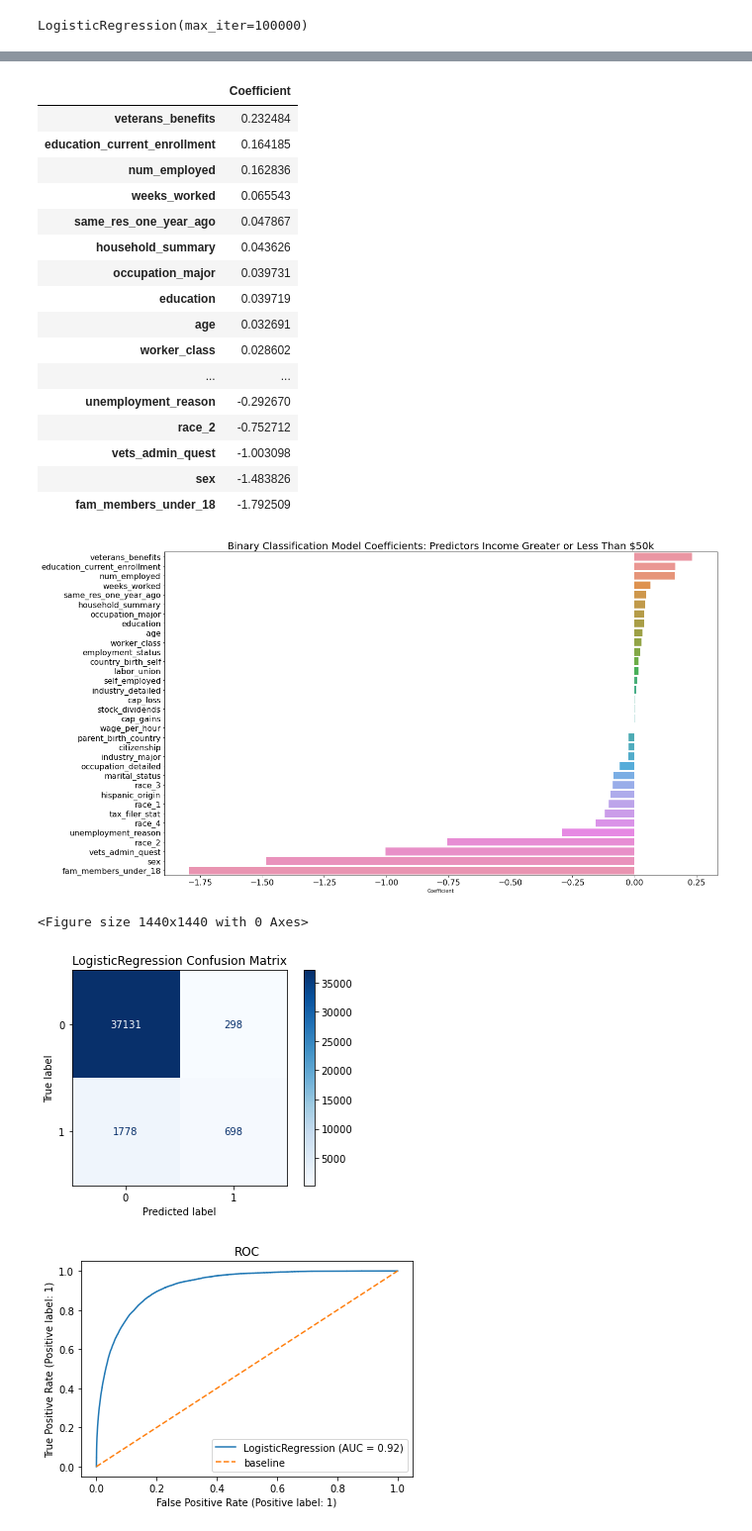
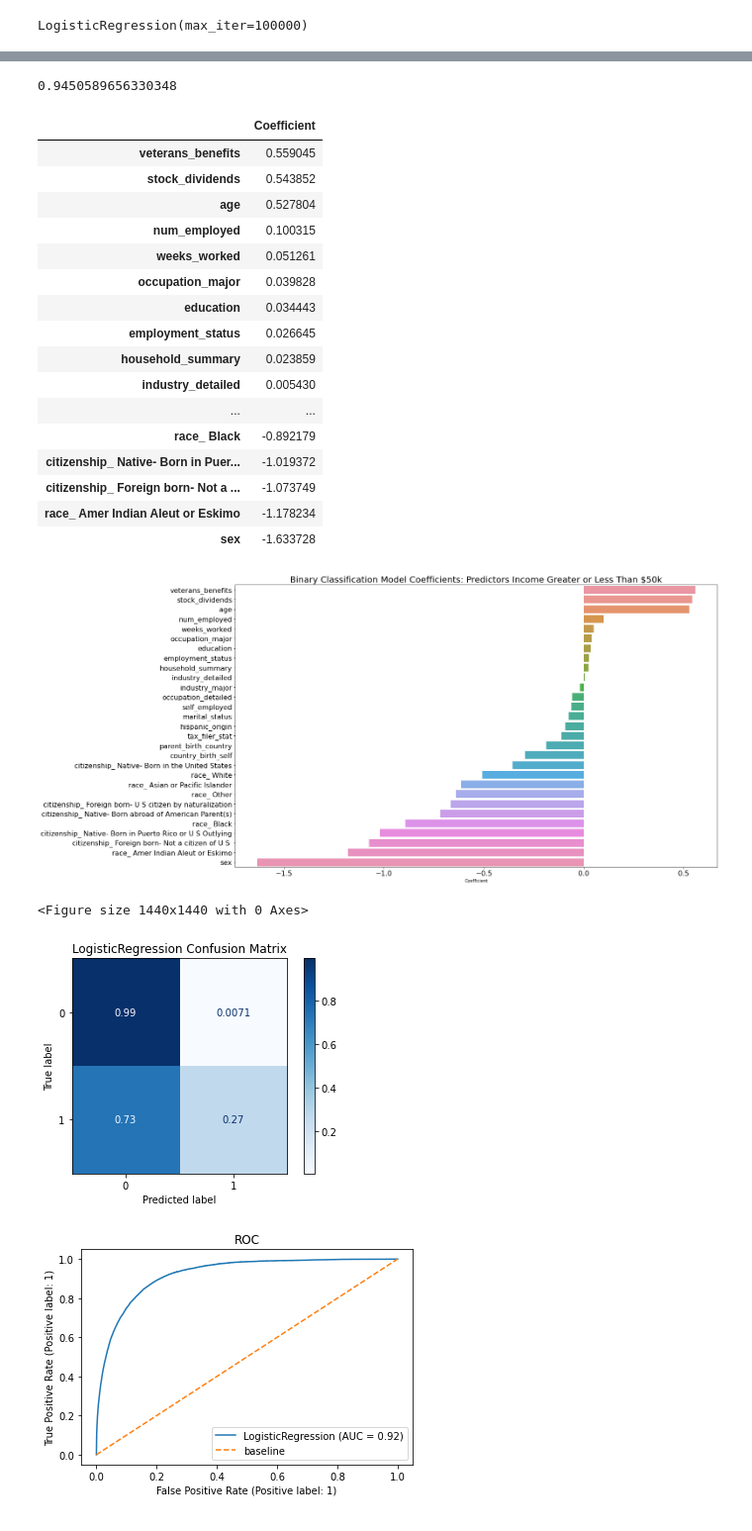
Before and after one commit to tjohn07/us_census_income, a Jupyter notebook: code/2_modeling.ipynb, the cells around one changed output, grey strips where cells are left out. Shown at 99% size. Cells and saved outputs as stored; diff of their text form; code cells hidden in the pictures.

```diff
--- a/code/2_modeling.ipynb
+++ b/code/2_modeling.ipynb
@@ -19,6 +19,8 @@ from sklearn import metrics
 
 import random
 random.seed(48)
+
+sns.set_palette(sns.color_palette('Dark2'))
 # %%
 # import training and testing data, which was cleaned in notebook_1
 
@@ -69,5 +80,5 @@ NameError: name 'y' is not defined
 # %%
-X_train, X_test, y_train, y_test = train_test_split(X, y, test_size=.2, stratify=y, random_state=48)
+X_train, X_test, y_train, y_test = train_test_split(X, y, test_size=.1, stratify=y, random_state=48)
 # %%
 nb = GaussianNB()
 nb.fit(X_train, y_train)
@@ -103,3 +118,7 @@ model_metrics(logreg)
+# %%
+logreg.score(X_test_data, y_test_data)
+# %% [output]
+0.9450589656330348
 # %%
 coef = list(logreg.coef_)
 features = list(X.columns)
@@ -107,22 +126,22 @@ income_coef = pd.DataFrame(zip(features, coef[0]), columns=['Feature', 'Coeffici
 income_coef
 # %% [output]
 |  | Coefficient |
-| veterans_benefits | 0.232484 |
-| education_current_enrollment | 0.164185 |
-| num_employed | 0.162836 |
-| weeks_worked | 0.065543 |
-| same_res_one_year_ago | 0.047867 |
-| household_summary | 0.043626 |
-| occupation_major | 0.039731 |
-| education | 0.039719 |
-| age | 0.032691 |
-| worker_class | 0.028602 |
+| veterans_benefits | 0.559045 |
+| stock_dividends | 0.543852 |
+| age | 0.527804 |
+| num_employed | 0.100315 |
+| weeks_worked | 0.051261 |
+| occupation_major | 0.039828 |
+| education | 0.034443 |
+| employment_status | 0.026645 |
+| household_summary | 0.023859 |
+| industry_detailed | 0.005430 |
 | ... | ... |
-| unemployment_reason | -0.292670 |
-| race_2 | -0.752712 |
-| vets_admin_quest | -1.003098 |
-| sex | -1.483826 |
-| fam_members_under_18 | -1.792509 |
+| race_ Black | -0.892179 |
+| citizenship_ Native- Born in Puer... | -1.019372 |
+| citizenship_ Foreign born- Not a ... | -1.073749 |
+| race_ Amer Indian Aleut or Eskimo | -1.178234 |
+| sex | -1.633728 |
 # %%
 fig_dims = (20, 12)
 fig, ax = plt.subplots(figsize=fig_dims)
@@ -131,14 +150,14 @@ plt.xticks(fontsize=16)
 plt.yticks(fontsize=16)
 plt.title('Binary Classification Model Coefficients: Predictors Income Greater or Less Than $50k', fontsize=20);
 # %% [output]
-[figure, old version]
+[figure, new version]
 # %%
 plt.figure(figsize=(20, 20))
-plot_confusion_matrix(logreg, X_test, y_test, cmap='Blues', values_format='d')
+plot_confusion_matrix(logreg, X_test, y_test, cmap='Blues', normalize='true')
 plt.title('LogisticRegression Confusion Matrix');
 # %% [output]
 <Figure size 1440x1440 with 0 Axes>
-[figure, old version]
+[figure, new version]
 # %%
 #ROC plot code is from General Assembly lesson 4.05.
 plot_roc_curve(logreg, X, y)
```
Also changed, not shown: parts of 18 cells of this notebook, 1 other file.
